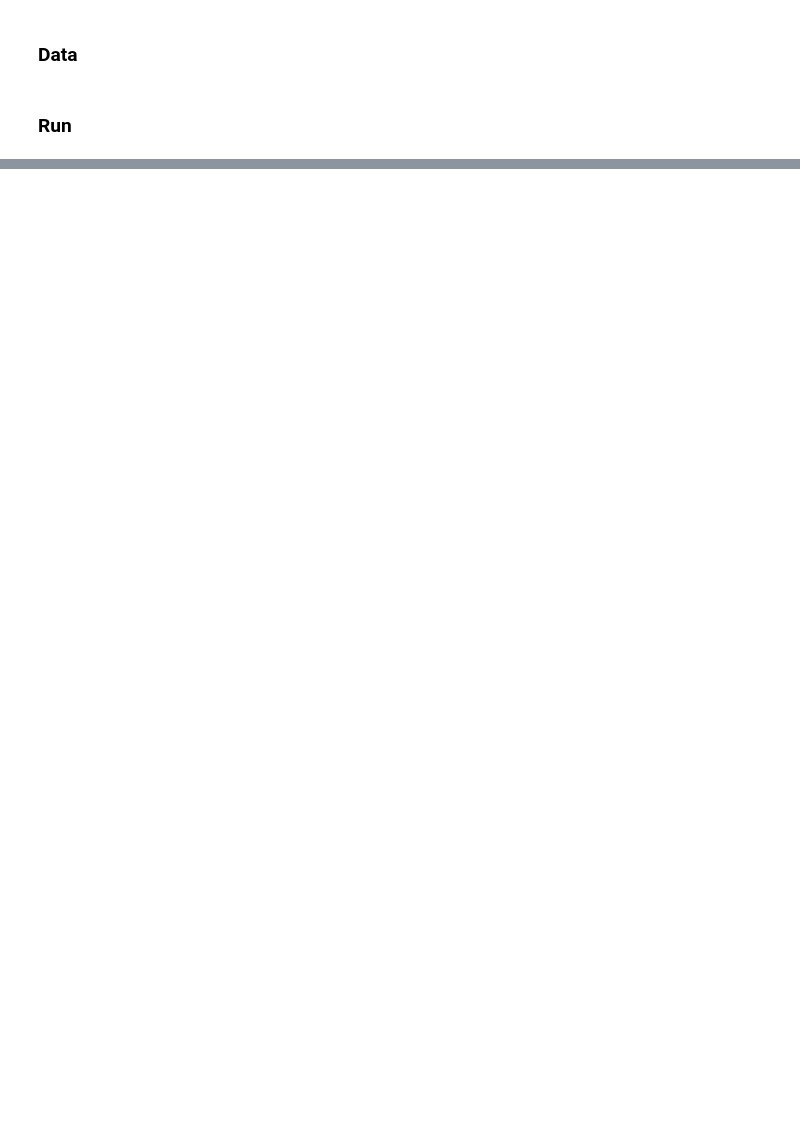
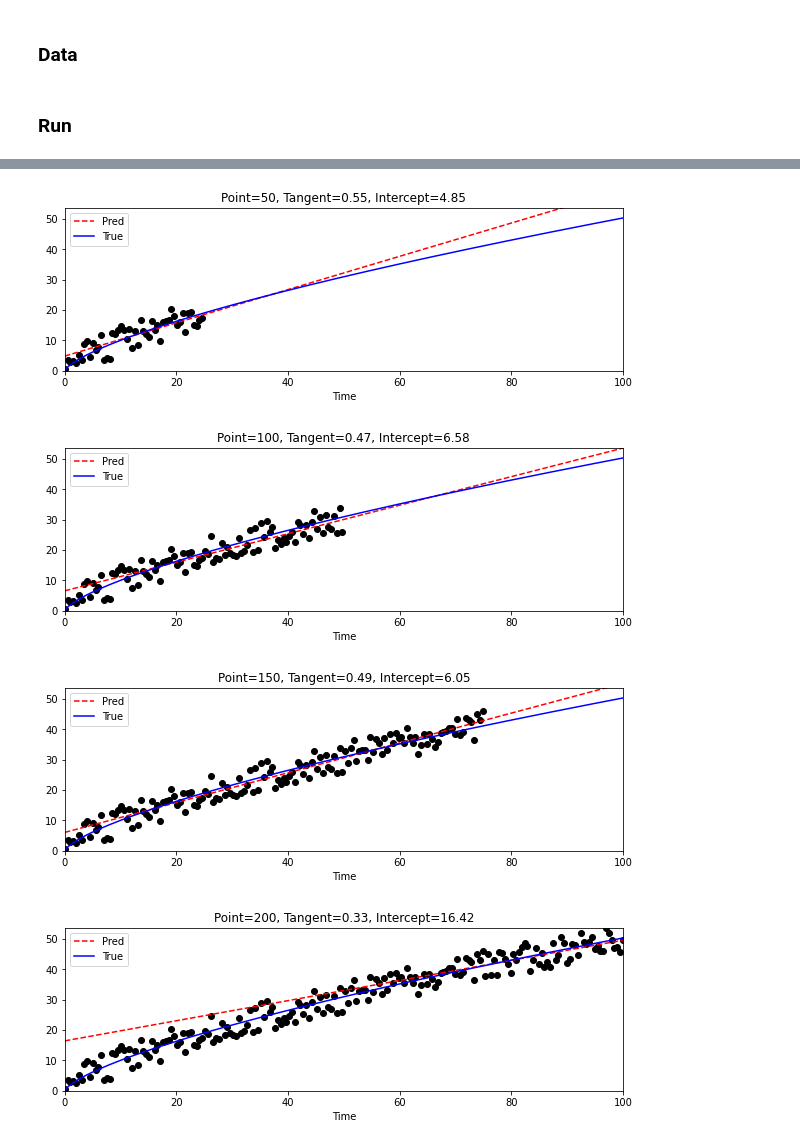
Before and after one commit to phykn/recursive-filter, a Jupyter notebook: 07_recursive_least_squares_filter.ipynb, the cells around one changed output, grey strips where cells are left out. Cells and saved outputs as stored; diff of their text form; code cells hidden in the pictures; blank space fills up the shorter version.

```diff
--- a/07_recursive_least_squares_filter.ipynb
+++ b/07_recursive_least_squares_filter.ipynb
@@ -71,17 +69,2 @@ for i in range(num):
 # %% [markdown]
 ### Run
-# %%
-# Set Parameters
-x = np.matrix([[0],
-               [90],
-               [1100]])
-P = np.matrix([[13, 5, 10],
-               [1, 10, 2],
-               [5, 12, 20]])
-A = np.matrix([[1, 0.05, 0],
-               [0, 1, 0],
-               [0, 0, 1]])
-Q = np.matrix([[0, 0, 0],
-               [0, 0.001, 0],
-               [0, 0, 0.001]])
-R = np.matrix([10])
@@ -183,0 +71,34 @@ plt.show()
+# %%
+_a = [0]
+_b = [0]
+_y = np.array([])
+_t = np.array([])
+P  = np.identity(2)
+rls = RLS(x_dim=1, alpha=0.95, fit_intercept=True, t=None, P=None)
+
+for t, y in zip(ts, ys):
+    x = np.array([[t]])
+    o = rls.step(x, y)
+
+    _a.append(o['coef'][0])
+    _b.append(o['intercept'])
+
+    _t = np.append(_t, t)
+    _y = np.append(_y, y)
+    yp = ts * _a[-1] + _b[-1]
+    if len(_t) % 50 == 0:
+        plt.figure(figsize=(10, 3))
+        plt.title(f'Point={len(_t)}, Tangent={_a[-1]:.2f}, Intercept={_b[-1]:.2f}')
+        plt.plot(ts, yp, color='r', ls='--', label='Pred')
+        plt.plot(ts, a_true*ts**power+b_true, color='b', label='True')
+        plt.scatter(_t, _y, color='k')
+        plt.legend()
+        plt.xlabel('Time')
+        plt.xlim(0, np.max(ts))
+        plt.ylim(0, np.max(ys))
+        plt.show()
+# %% [output]
+[figure, added]
+[figure, added]
+[figure, added]
+[figure, added]
```
Also changed, not shown: parts of 17 cells of this notebook.
